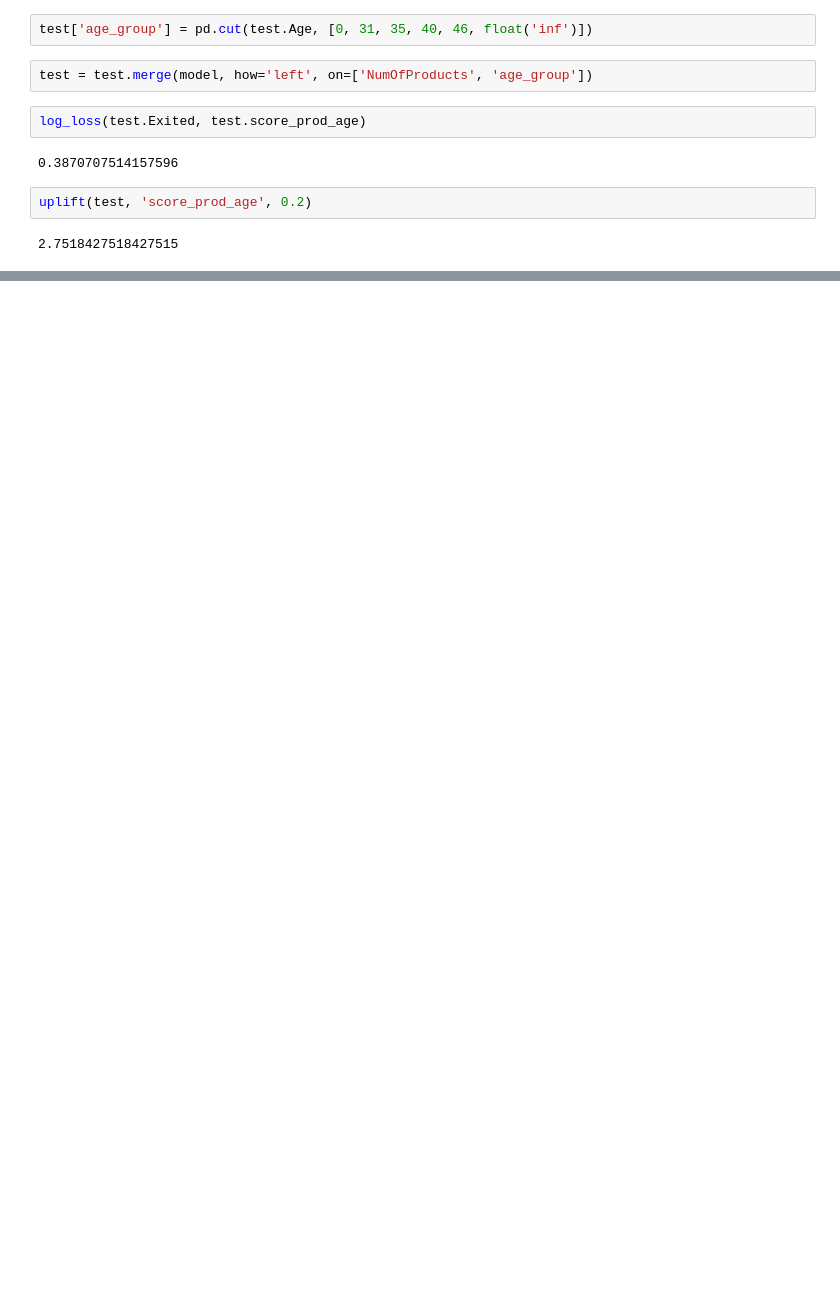
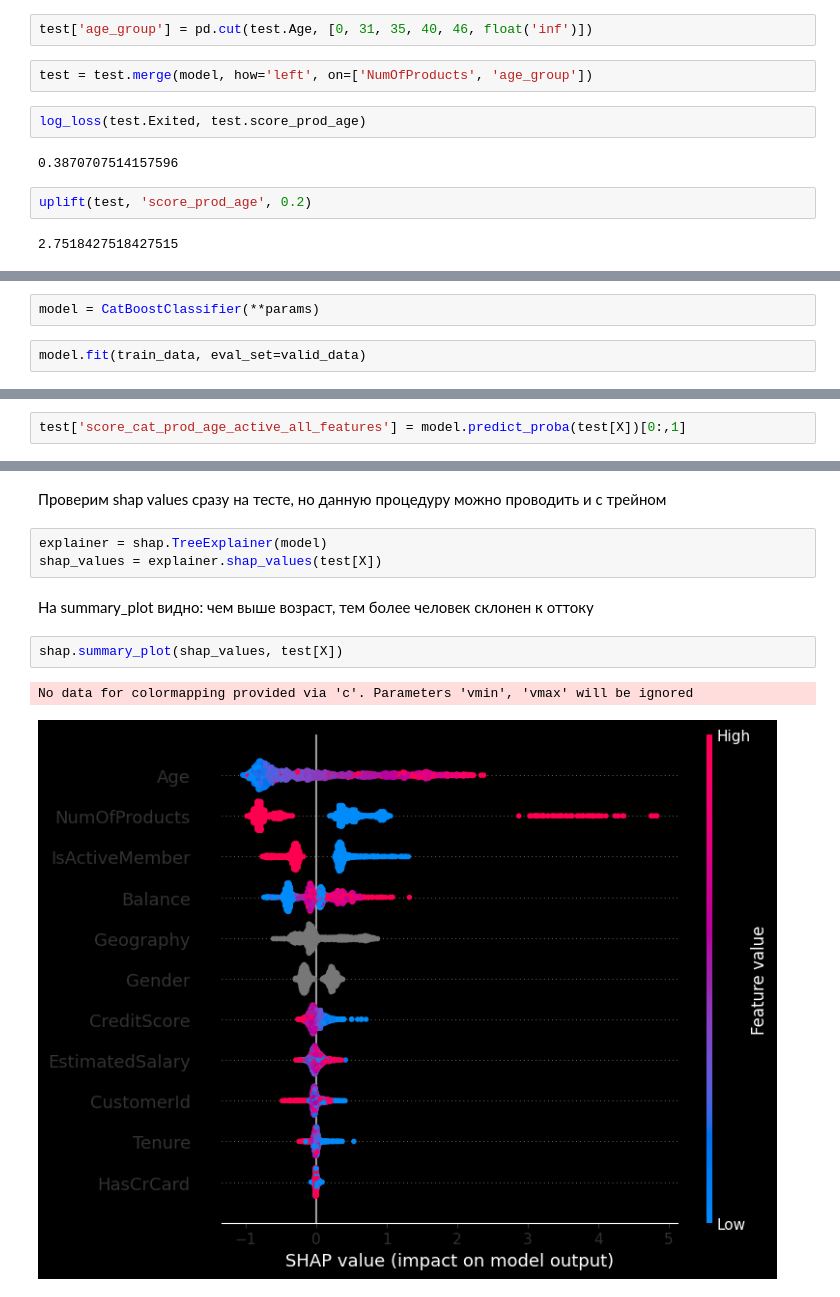
Before and after one commit to Zetis659/Data_Science_GM, a Jupyter notebook: 7.Classification/Classification.ipynb, the cells around one changed output, grey strips where cells are left out. Drawn from its saved outputs; the diff is of its cells as text; blank space fills up the shorter version.

Commit message:
Feature: Classification practice: catboost, shap, feature importance

```diff
--- a/7.Classification/Classification.ipynb
+++ b/7.Classification/Classification.ipynb
@@ -598,0 +907,4 @@ uplift(test, 'score_prod_age', 0.2)
+# %%
+model = CatBoostClassifier(**params)
+# %%
+model.fit(train_data, eval_set=valid_data)
@@ -598,0 +933,2 @@ uplift(test, 'score_prod_age', 0.2)
+# %%
+test['score_cat_prod_age_active_all_features'] = model.predict_proba(test[X])[0:,1]
@@ -598,0 +1005,13 @@ uplift(test, 'score_prod_age', 0.2)
+# %% [markdown]
+Проверим shap values сразу на тесте, но данную процедуру можно проводить и с трейном
+# %%
+explainer = shap.TreeExplainer(model)
+shap_values = explainer.shap_values(test[X])
+# %% [markdown]
+На summary_plot видно:
+чем выше возраст, тем более человек склонен к оттоку
+# %%
+shap.summary_plot(shap_values, test[X])
+# %% [output]
+No data for colormapping provided via 'c'. Parameters 'vmin', 'vmax' will be ignored
+[figure, added]
```
Also changed, not shown: parts of 87 cells of this notebook, 6 other files.
